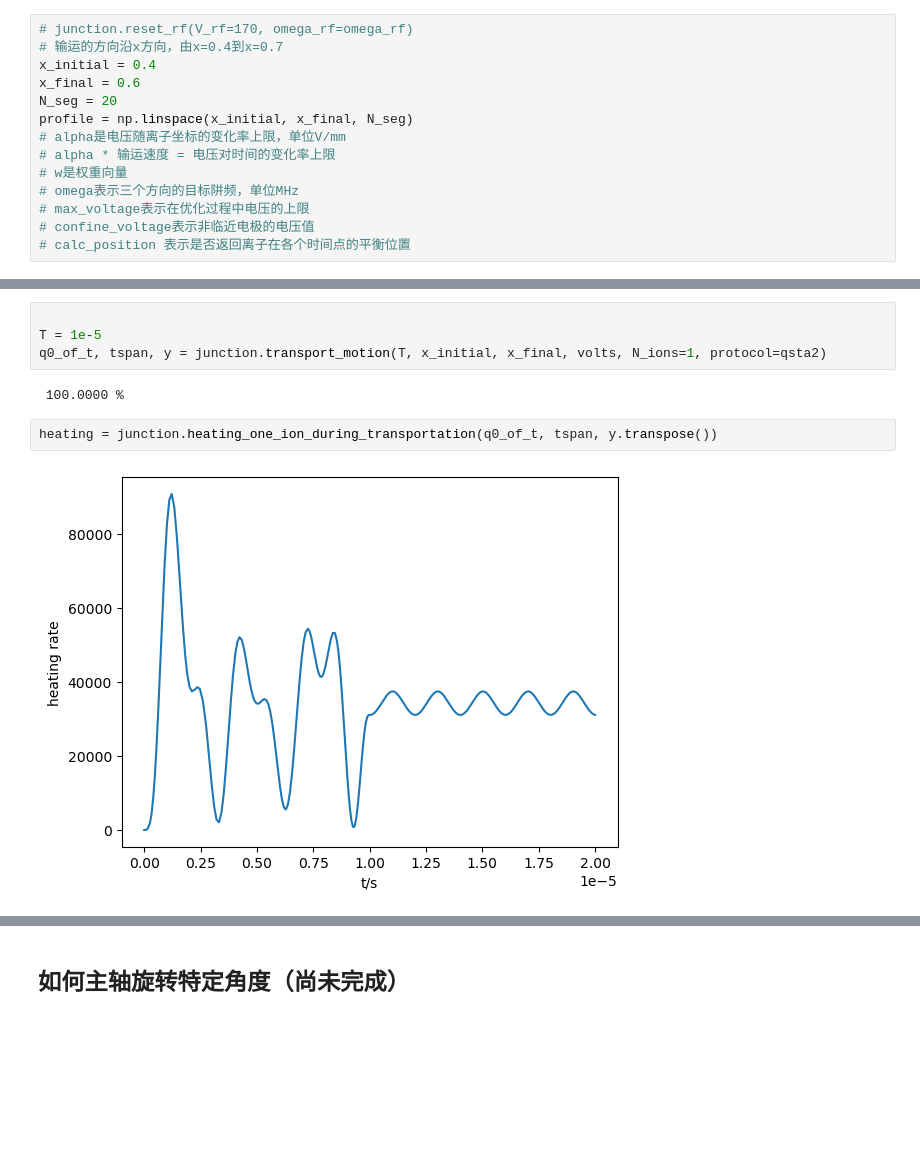
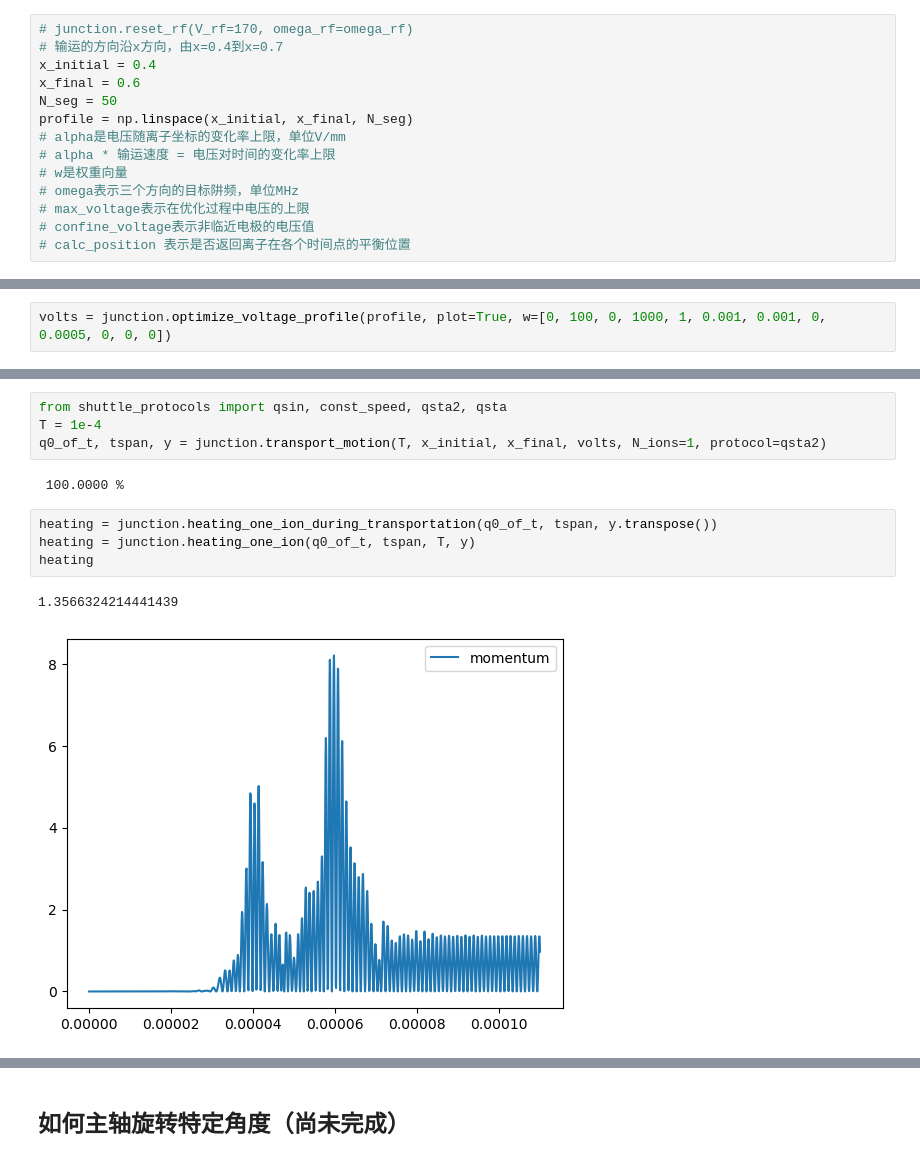
Before and after one commit to GaoxiangTang/junction-trap-simulation, a Jupyter notebook: demo.ipynb, the cells around one changed output, grey strips where cells are left out. Cells and saved outputs as stored; diff of their text form; blank space fills up the shorter version.

Commit message:
reduction of heating rate using STA

```diff
--- a/demo.ipynb
+++ b/demo.ipynb
@@ -150,7 +150,7 @@ rf零点的理论位置
 # 输运的方向沿x方向，由x=0.4到x=0.7
 x_initial = 0.4
 x_final = 0.6
-N_seg = 20
+N_seg = 50
 profile = np.linspace(x_initial, x_final, N_seg)
 # alpha是电压随离子坐标的变化率上限，单位V/mm
 # alpha * 输运速度 = 电压对时间的变化率上限
@@ -169,0 +162,2 @@ volts = junction.optimize_voltage_profile(profile, plot=True)
+# %%
+volts = junction.optimize_voltage_profile(profile, plot=True, w=[0, 100, 0, 1000, 1, 0.001, 0.001, 0, 0.0005, 0, 0, 0])
@@ -226,12 +226,15 @@ heating
 # %% [markdown]
 ## STA
 # %%
-
-T = 1e-5
+from shuttle_protocols import qsin, const_speed, qsta2, qsta
+T = 1e-4
 q0_of_t, tspan, y = junction.transport_motion(T, x_initial, x_final, volts, N_ions=1, protocol=qsta2)
 # %% [output]
  100.0000 %
 # %%
 heating = junction.heating_one_ion_during_transportation(q0_of_t, tspan, y.transpose())
+heating = junction.heating_one_ion(q0_of_t, tspan, T, y)
+heating
 # %% [output]
+1.3566324214441439
-[figure, old version]
+[figure, new version]
```
Also changed, not shown: parts of 14 cells of this notebook, 2 other files.
